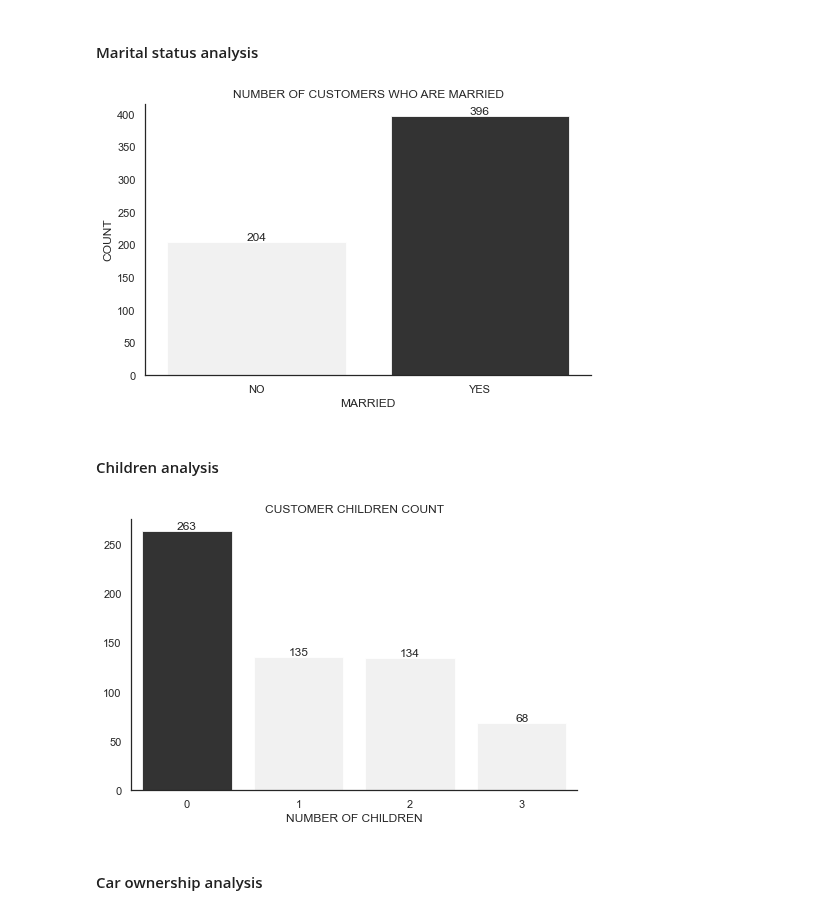
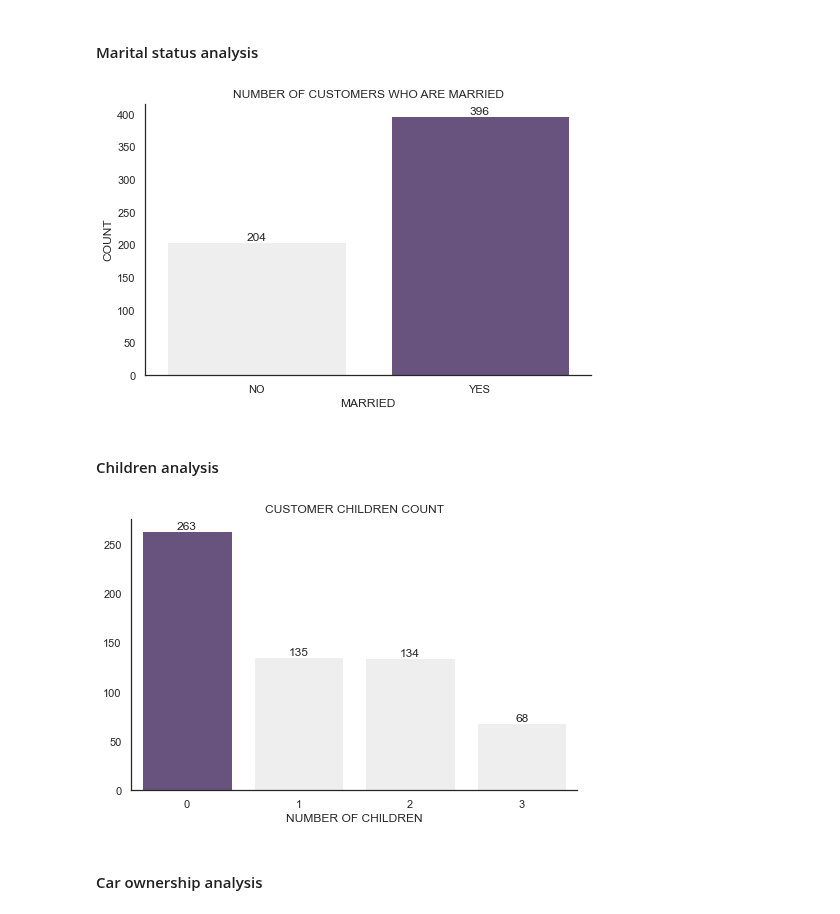
Before and after one commit to hyoaru/dsa-libraries-test, a Jupyter notebook: main/ipython-notebooks/implementation/desc_stats.ipynb, the cells around one changed output. Drawn from its saved outputs; the diff is of its cells as text; code cells hidden in the pictures.

```diff
--- a/main/ipython-notebooks/implementation/desc_stats.ipynb
+++ b/main/ipython-notebooks/implementation/desc_stats.ipynb
@@ -158,7 +167,7 @@ g = sns.kdeplot(
     x = 'age',
     fill = True,
     alpha = 0.1,
-    color = 'black',
+    color = a1_color
 )
 
 g.set_title('AGE VISUALIZATION: KERNEL DENSITY ESTIMATE')
@@ -181,11 +190,15 @@ Interpretation: age values are spread out over a wider range
 #### Sex analysis
 # %%
 print(f"Female count: {df_bank.groupby('sex').get_group('FEMALE')['sex'].count()}, Male count: {df_bank.groupby('sex').get_group('MALE')['sex'].count()}")
+
+sns.set(
+    style = 'white'
+)
 
 g = sns.countplot(
     data = df_bank,
     x = 'sex',
-    color = 'gray',
+    color = a4_color,
     alpha = 1,
 )
 
@@ -237,7 +263,7 @@ sns.set_style('whitegrid')
 g = sns.histplot(
     data = df_bank,
     x = 'income',
-    color = 'black',
+    color = a1_color,
     alpha = 0.1,
     kde = True,
     fill = True,
@@ -264,7 +290,7 @@ g = sns.boxplot(
     data = df_bank,
     y = 'income',
     width = .2,
-    palette = 'Greys'
+    color = a1_color
 )
 
 sns.despine(top = True, right = True)
@@ -314,21 +340,21 @@ Interpretation: income values are spread out over a wider range
 # %%
 sns.set_style('white')
 
 g = sns.countplot(
     data = df_bank,
     x = 'married',
-    alpha = 0.8,
-    palette = ['black' if x == df_bank['married'].value_counts().max() else '#eeeeee' for x in df_bank['married'].value_counts().sort_index(ascending = True)]
+    alpha = 1,
+    palette = [a1_color if x == df_bank['married'].value_counts().max() else a4_color for x in df_bank['married'].value_counts().sort_index(ascending = True)]
 )
 
 g.set_title('NUMBER OF CUSTOMERS WHO ARE MARRIED')
 g.set_xlabel(g.get_xlabel().upper());
 g.set_ylabel(g.get_ylabel().upper());
 g.bar_label(g.containers[0])
 
 sns.despine()
 # %% [output]
-[figure, old version]
+[figure, new version]
 # %% [markdown]
 #### Children analysis
 # %%
@@ -337,8 +363,8 @@ sns.set_style('white')
 g = sns.countplot(
     data = df_bank,
     x = 'children',
-    alpha = 0.8,
-    palette = ['black' if x == df_bank['children'].value_counts().max() else '#eeeeee' for x in df_bank['children'].value_counts().sort_index(ascending = True)]
+    alpha = 1,
+    palette = [a1_color if x == df_bank['children'].value_counts().max() else a4_color for x in df_bank['children'].value_counts().sort_index(ascending = True)]
 )
 
 g.set_xlabel(f'NUMBER OF {g.get_xlabel().upper()}');
@@ -347,7 +373,7 @@ g.set_title('CUSTOMER CHILDREN COUNT')
 g.bar_label(g.containers[0])
 sns.despine()
 # %% [output]
-[figure, old version]
+[figure, new version]
 # %% [markdown]
 #### Car ownership analysis
 # %%
```
Also changed, not shown: parts of 27 cells of this notebook.
